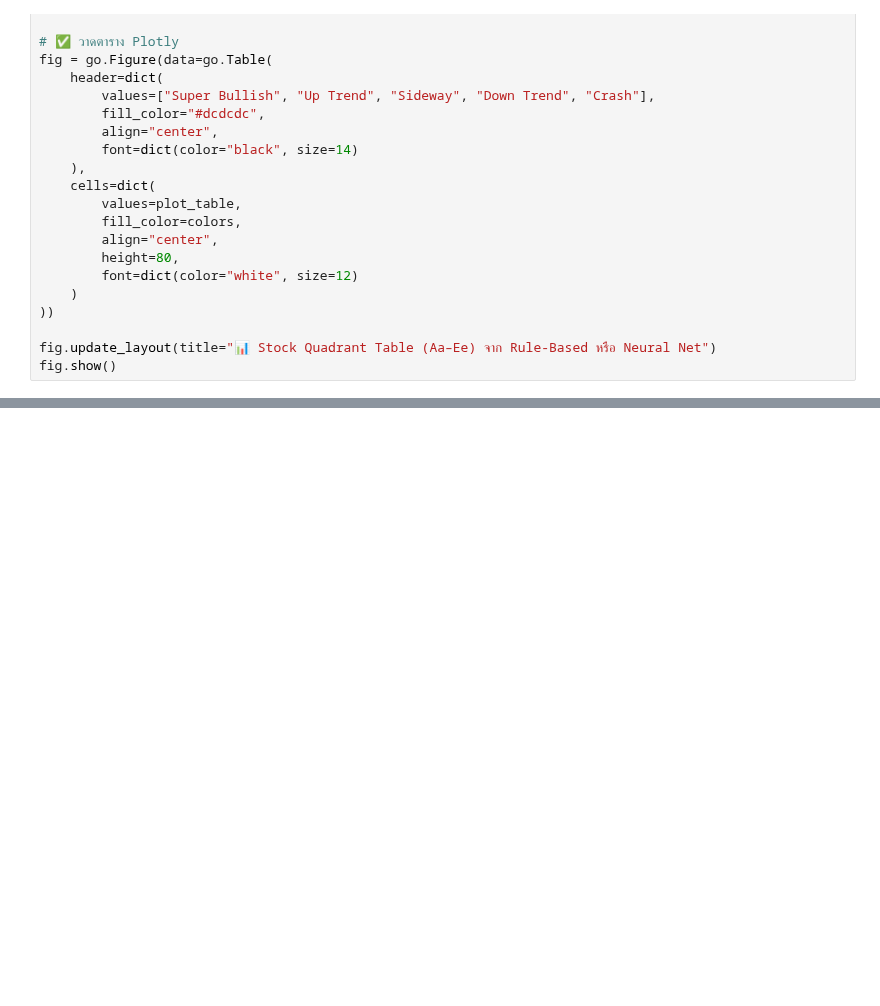
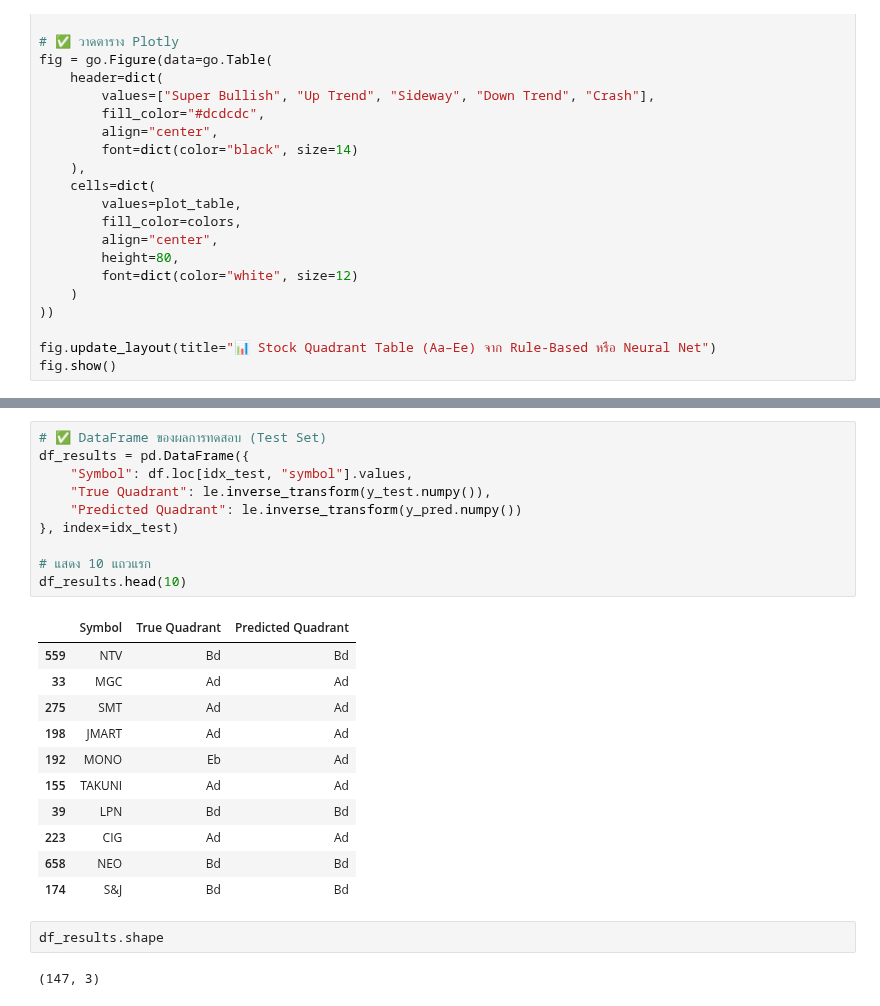
Before and after one commit to phqsuema123/Stock-quadrant-quantitative-analysis-using-deep-learning-classification, a Jupyter notebook: Model(quandrant)/present50percent.ipynb, the cells around one changed output, grey strips where cells are left out. Saved outputs shown, nothing was run; the diff lists cells and outputs as text; blank space fills up the shorter version.

```diff
--- a/Model(quandrant)/present50percent.ipynb
+++ b/Model(quandrant)/present50percent.ipynb
@@ -564,0 +650,26 @@ fig.show()
+# %%
+# ✅ DataFrame ของผลการทดสอบ (Test Set)
+df_results = pd.DataFrame({
+    "Symbol": df.loc[idx_test, "symbol"].values,
+    "True Quadrant": le.inverse_transform(y_test.numpy()),
+    "Predicted Quadrant": le.inverse_transform(y_pred.numpy())
+}, index=idx_test)
+
+# แสดง 10 แถวแรก
+df_results.head(10)
+# %% [output]
+|  | Symbol | True Quadrant | Predicted Quadrant |
+| 559 | NTV | Bd | Bd |
+| 33 | MGC | Ad | Ad |
+| 275 | SMT | Ad | Ad |
+| 198 | JMART | Ad | Ad |
+| 192 | MONO | Eb | Ad |
+| 155 | TAKUNI | Ad | Ad |
+| 39 | LPN | Bd | Bd |
+| 223 | CIG | Ad | Ad |
+| 658 | NEO | Bd | Bd |
+| 174 | S&J | Bd | Bd |
+# %%
+df_results.shape
+# %% [output]
+(147, 3)
```
Also changed, not shown: parts of 15 cells of this notebook.
